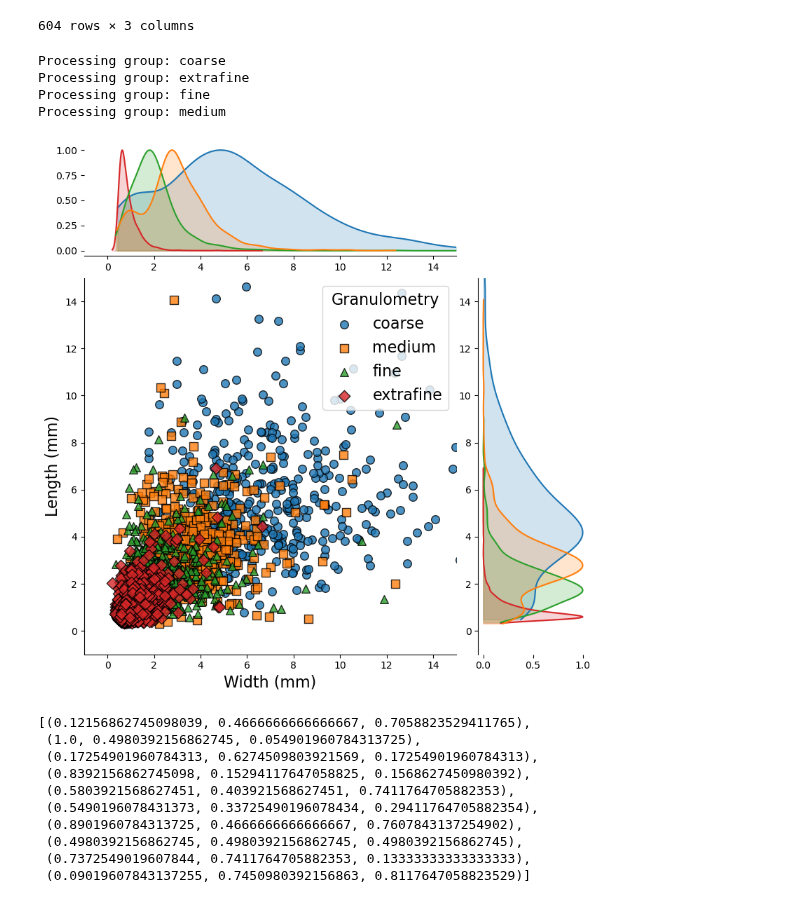
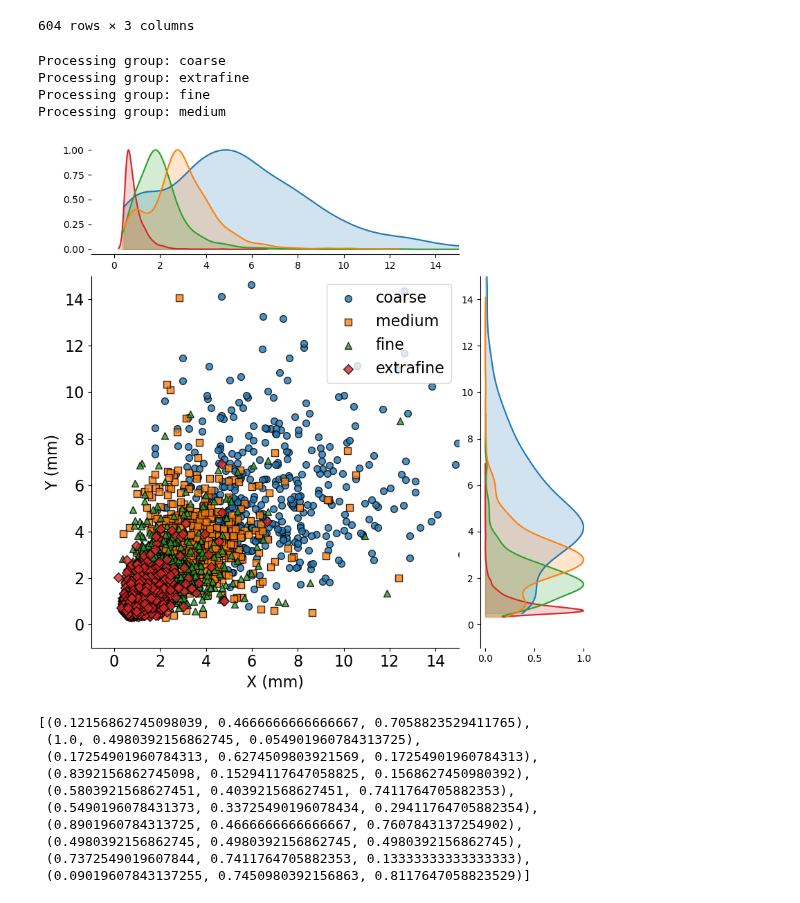
Before and after one commit to joaquinaicrag/UNIBS, a Jupyter notebook: Paper1-YMporousmat/count_grains/grains_dist.ipynb, the cells around one changed output. Drawn from its saved outputs; the diff is of its cells as text; code cells hidden in the pictures.

```diff
--- a/Paper1-YMporousmat/count_grains/grains_dist.ipynb
+++ b/Paper1-YMporousmat/count_grains/grains_dist.ipynb
@@ -107,40 +107,43 @@ for artist in g.ax_joint.collections:
 
 # Define marker styles for each 'granulometry' group
 markers = {'coarse': 'o', 'medium': 's', 'fine': '^', 'extrafine': 'D'}  # adjust categories accordingly
 
 # Plot points manually for each 'granulometry' group with specific markers
 for i, (group_value, marker_shape) in enumerate(markers.items()):
     group_df = df_tot[df_tot['granulometry'] == group_value]
     g.ax_joint.scatter(
         group_df['width'],
         group_df['length'],
         marker=marker_shape,
         label=group_value,
         edgecolor='black',
         color=sns.color_palette()[i],
-        s=70,
+        s=50,
         alpha=0.8
     )
 
 
 
 fontsize = 16
 #plt.xlim(0, 16)
 #plt.ylim(0, 16)
-#plt.yscale('log')
-#plt.xscale('log')
+# plt.yscale('log')
+# plt.xscale('log')
 plt.xlim([-1, 15])
 plt.ylim([-1, 15])
-plt.xlabel('Width (mm)', fontsize=fontsize)
-plt.ylabel('Length (mm)', fontsize=fontsize)
-plt.legend(title='Granulometry', fontsize=fontsize, title_fontsize=fontsize)
+plt.xlabel('X (mm)', fontsize=fontsize)
+plt.ylabel('Y (mm)', fontsize=fontsize)
+plt.legend(fontsize=fontsize, title_fontsize=fontsize)
+plt.tick_params(axis='both', labelsize=fontsize)
+# ax_marg_x.spines['right'].set_color('lightgrey')
+# plt.spines['top'].set_color('lightgrey')
 plt.show()
 # %% [output]
 Processing group: coarse
 Processing group: extrafine
 Processing group: fine
 Processing group: medium
-[figure, old version]
+[figure, new version]
 # %%
 sns.color_palette()
 # %% [output]
```
Also changed, not shown: parts of 5 cells of this notebook, 11 other files.
